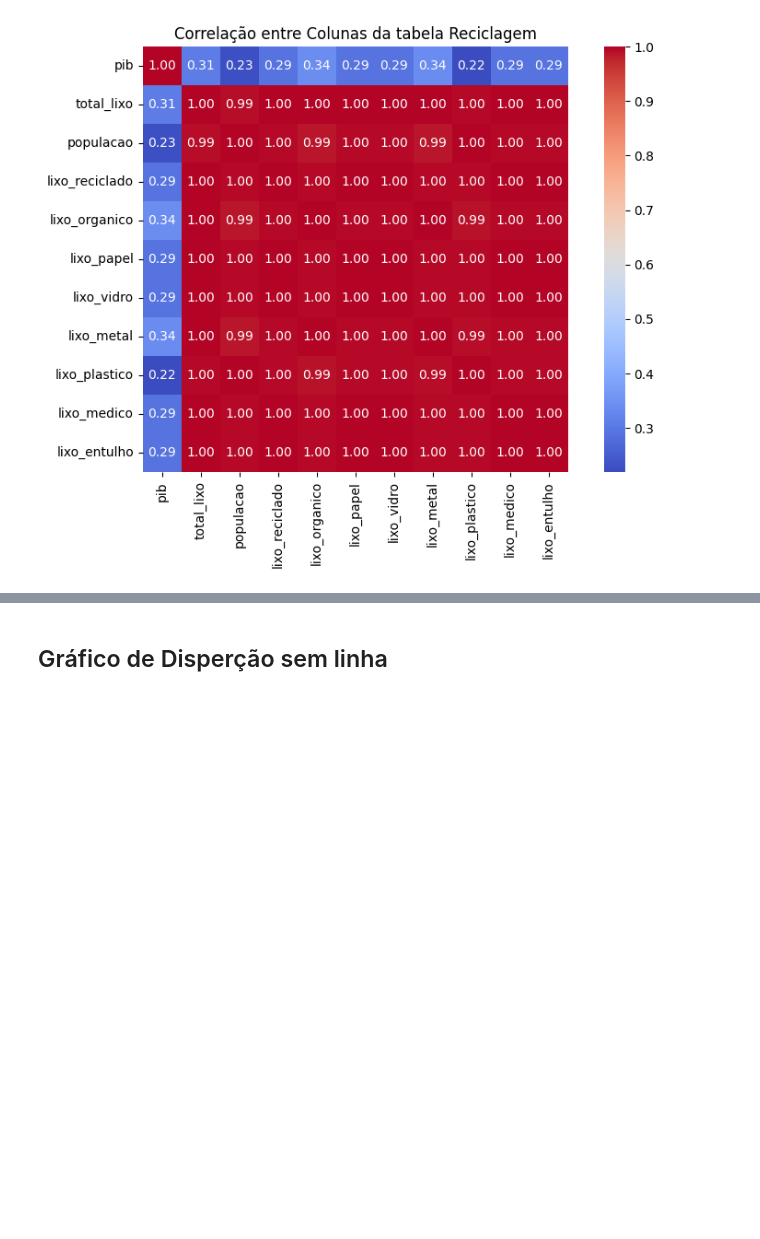
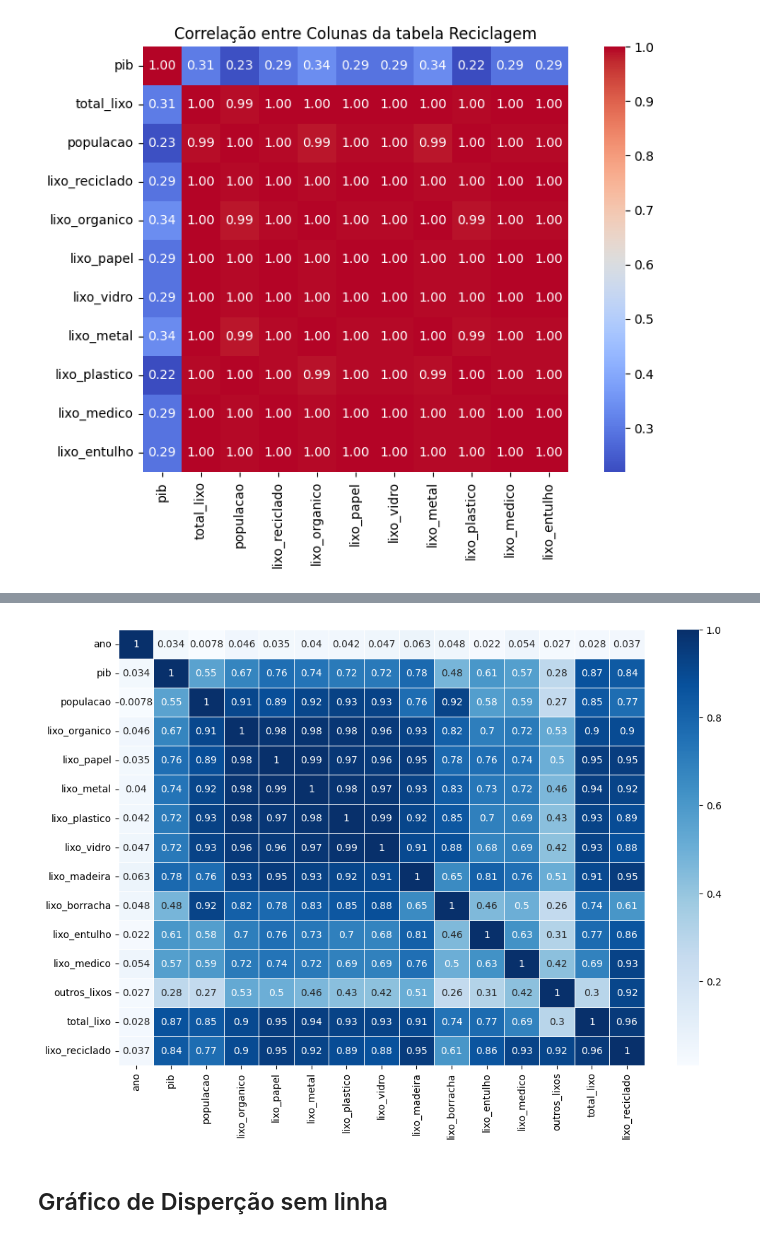
Before and after one commit to rafaelflorentino/Python, a Jupyter notebook: IA/Projeto_lixo/collab.ipynb, the cells around one changed output, grey strips where cells are left out. Saved outputs shown, nothing was run; the diff lists cells and outputs as text; code cells hidden in the pictures; blank space fills up the shorter version.

```diff
--- a/IA/Projeto_lixo/collab.ipynb
+++ b/IA/Projeto_lixo/collab.ipynb
@@ -145,0 +149,4 @@ plt.show()
+# %%
+# excluir tipos objetos
+df_2 = df.select_dtypes(exclude='object')
+df_2.head()
@@ -146,3 +198,10 @@ plt.show()
+# %%
+# com seaborn
+#sns.heatmap(df_2.corr())
+fig, ax = plt.subplots(figsize=(12, 8))
+_= sns.heatmap(df_2.corr(), cmap='Blues', linewidth=0.5, annot = True)
+# %% [output]
+[figure, added]
 # %% [markdown]
 ## Gráfico de Disperção sem linha
 # %%
```
Also changed, not shown: parts of 5 cells of this notebook.
